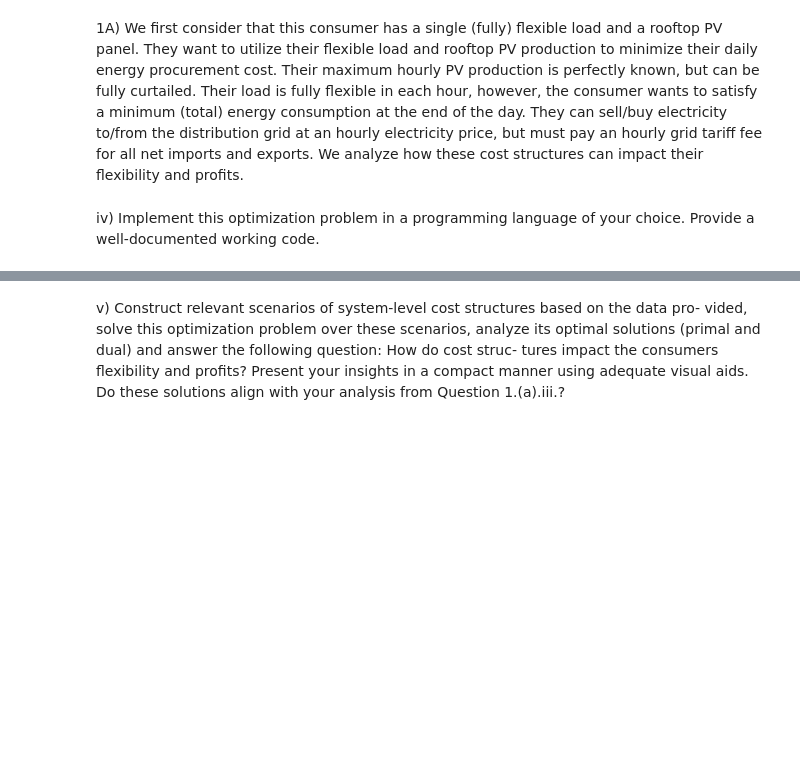
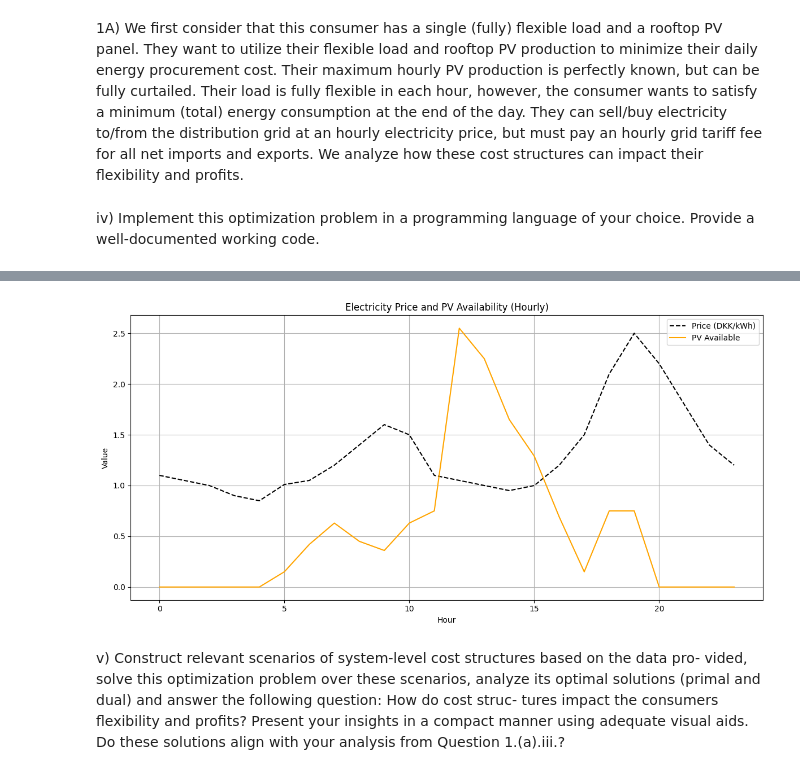
Before and after one commit to Louis2308/group31, a Jupyter notebook: CodePart1a.ipynb, the cells around one changed output, grey strips where cells are left out. Drawn from its saved outputs; the diff is of its cells as text; code cells hidden in the pictures; blank space fills up the shorter version.

Commit message:
new graph

```diff
--- a/CodePart1a.ipynb
+++ b/CodePart1a.ipynb
@@ -198,3 +198,16 @@ Coefficient statistics:
+# %%
+plt.figure(figsize=(12, 6))
+plt.plot(T, prices, label="Price (DKK/kWh)", color='black', linestyle='--')
+plt.plot(T, pv_avail, label="PV Available", color='orange')
+plt.xlabel("Hour")
+plt.ylabel("Value")
+plt.title("Electricity Price and PV Availability (Hourly)")
+plt.grid()
+plt.legend()
+plt.tight_layout()
+plt.show()
+# %% [output]
+[figure, added]
 # %% [markdown]
 v) Construct relevant scenarios of system-level cost structures based on the data pro-
 vided, solve this optimization problem over these scenarios, analyze its optimal
```
Also changed, not shown: parts of 2 cells of this notebook, 1 other file.
